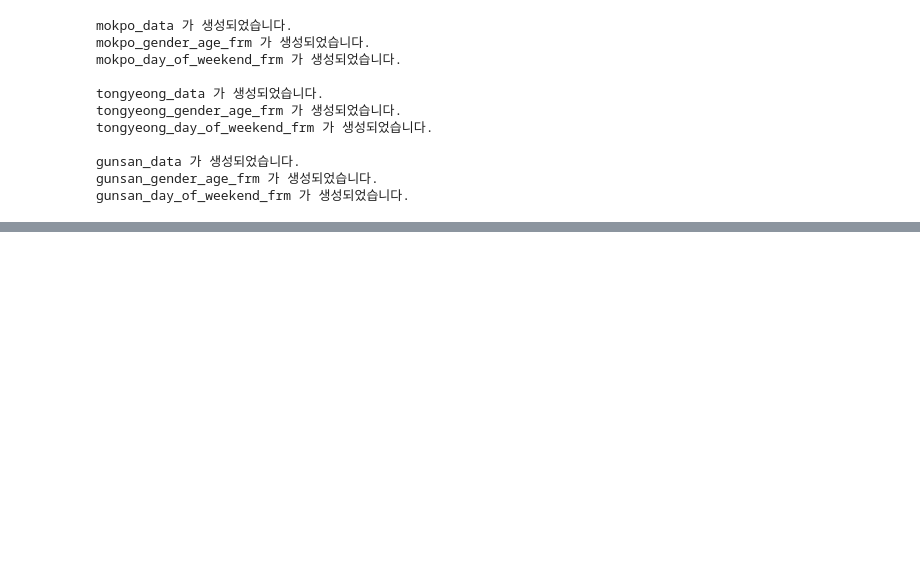
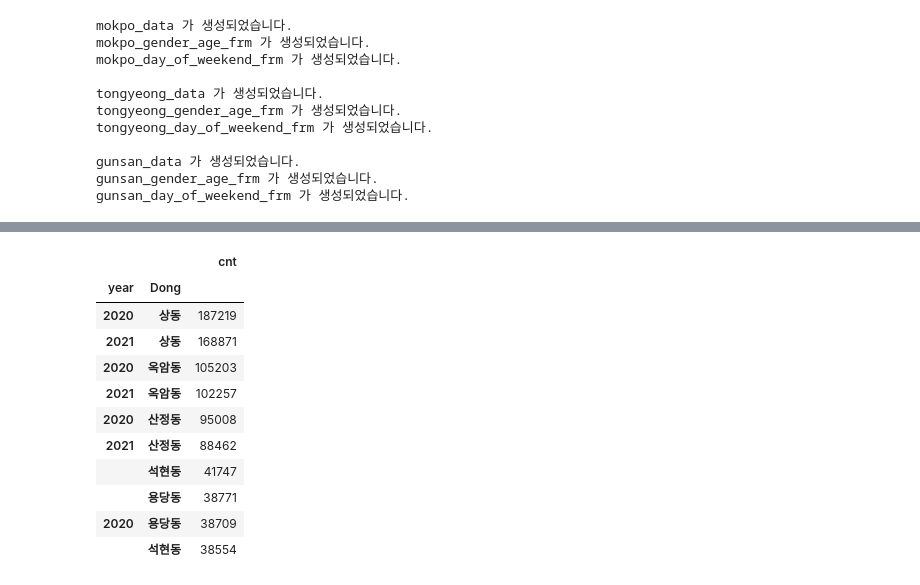
Before and after one commit to JUICE-JinHyeong/multicampus_final_First, a Jupyter notebook: pratice_project/JinHyeong/samsung_card_slicing.ipynb, the cells around one changed output, grey strips where cells are left out. Saved outputs shown, nothing was run; the diff lists cells and outputs as text; code cells hidden in the pictures; blank space fills up the shorter version.

```diff
--- a/pratice_project/JinHyeong/samsung_card_slicing.ipynb
+++ b/pratice_project/JinHyeong/samsung_card_slicing.ipynb
@@ -64,0 +224,15 @@ gunsan_day_of_weekend_frm 가 생성되었습니다.
+# %%
+test_mokpo_data.groupby(['year' , 'Dong' ]).agg(sum).sort_values('cnt' , ascending = False).head(10)
+# %% [output]
+|  |  | cnt |
+| year | Dong |  |
+| 2020 | 상동 | 187219 |
+| 2021 | 상동 | 168871 |
+| 2020 | 옥암동 | 105203 |
+| 2021 | 옥암동 | 102257 |
+| 2020 | 산정동 | 95008 |
+| 2021 | 산정동 | 88462 |
+|  | 석현동 | 41747 |
+|  | 용당동 | 38771 |
+| 2020 | 용당동 | 38709 |
+|  | 석현동 | 38554 |
```
Also changed, not shown: parts of 11 cells of this notebook.
